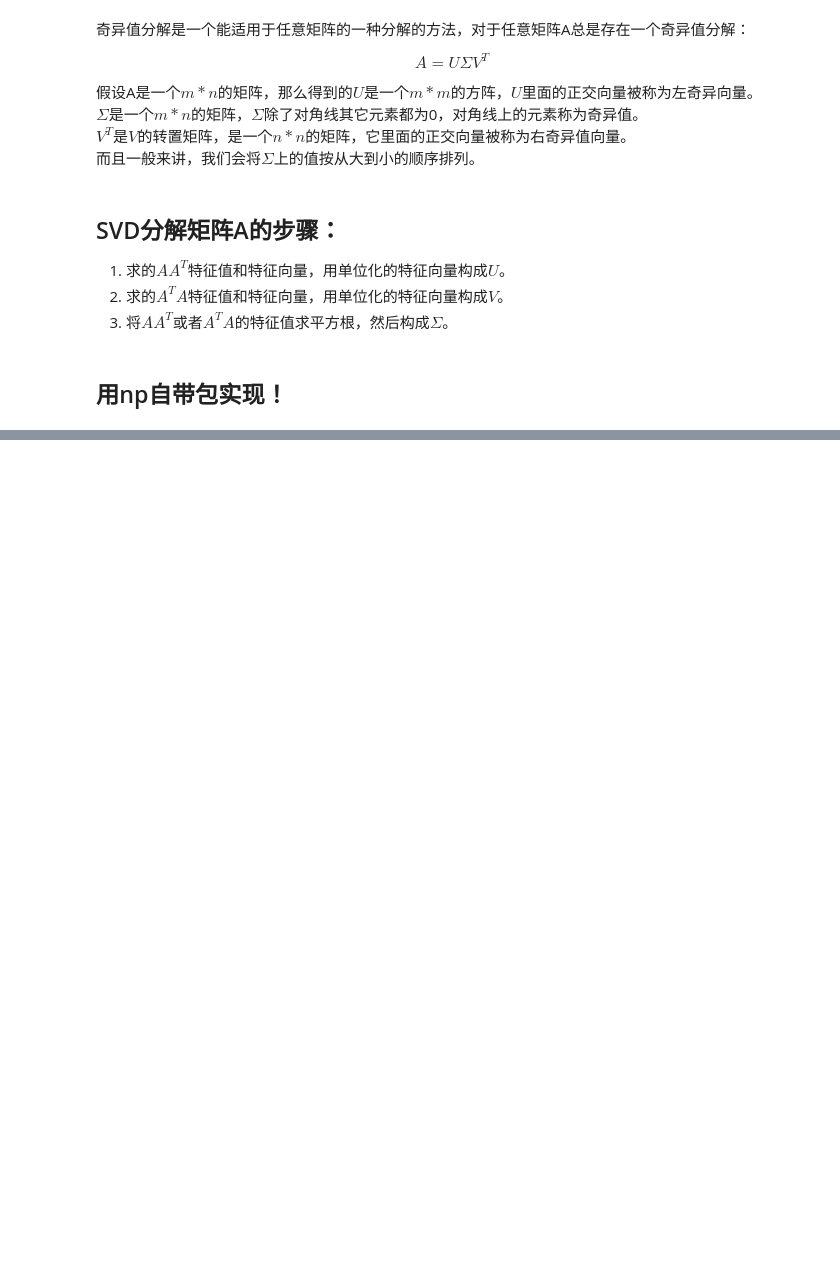
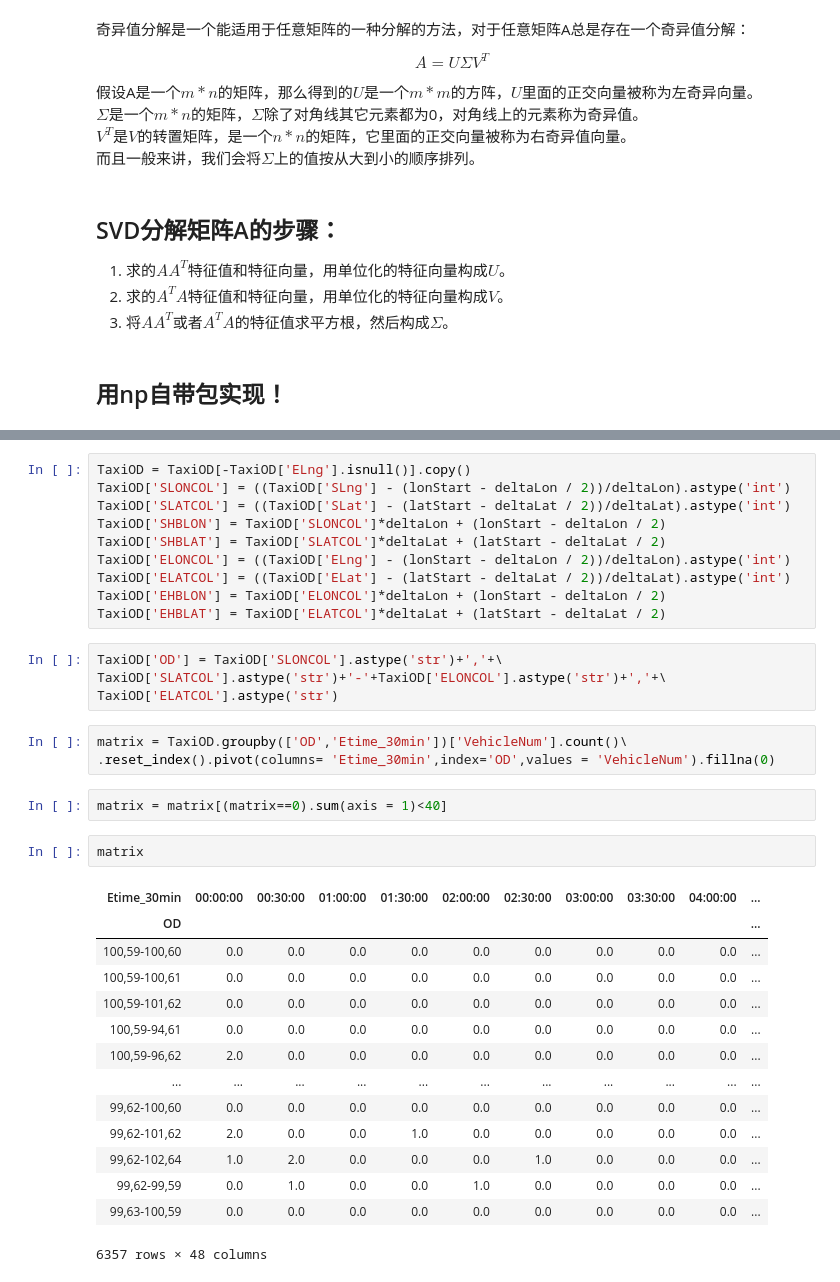
Before and after one commit to ni1o1/pygeo-tutorial, a Jupyter notebook: 12-SVD.ipynb, the cells around one changed output, grey strips where cells are left out. Cells and saved outputs as stored; diff of their text form; blank space fills up the shorter version.

```diff
--- a/12-SVD.ipynb
+++ b/12-SVD.ipynb
@@ -23,0 +81,36 @@ $V^T$是$V$的转置矩阵，是一个$n*n$的矩阵，它里面的正交向量
+# %%
+TaxiOD = TaxiOD[-TaxiOD['ELng'].isnull()].copy()
+TaxiOD['SLONCOL'] = ((TaxiOD['SLng'] - (lonStart - deltaLon / 2))/deltaLon).astype('int')
+TaxiOD['SLATCOL'] = ((TaxiOD['SLat'] - (latStart - deltaLat / 2))/deltaLat).astype('int')
+TaxiOD['SHBLON'] = TaxiOD['SLONCOL']*deltaLon + (lonStart - deltaLon / 2)
+TaxiOD['SHBLAT'] = TaxiOD['SLATCOL']*deltaLat + (latStart - deltaLat / 2)
+TaxiOD['ELONCOL'] = ((TaxiOD['ELng'] - (lonStart - deltaLon / 2))/deltaLon).astype('int')
+TaxiOD['ELATCOL'] = ((TaxiOD['ELat'] - (latStart - deltaLat / 2))/deltaLat).astype('int')
+TaxiOD['EHBLON'] = TaxiOD['ELONCOL']*deltaLon + (lonStart - deltaLon / 2)
+TaxiOD['EHBLAT'] = TaxiOD['ELATCOL']*deltaLat + (latStart - deltaLat / 2)
+# %%
+TaxiOD['OD'] = TaxiOD['SLONCOL'].astype('str')+','+\
+TaxiOD['SLATCOL'].astype('str')+'-'+TaxiOD['ELONCOL'].astype('str')+','+\
+TaxiOD['ELATCOL'].astype('str')
+# %%
+matrix = TaxiOD.groupby(['OD','Etime_30min'])['VehicleNum'].count()\
+.reset_index().pivot(columns= 'Etime_30min',index='OD',values = 'VehicleNum').fillna(0)
+# %%
+matrix = matrix[(matrix==0).sum(axis = 1)<40]
+# %%
+matrix
+# %% [output]
+| Etime_30min | 00:00:00 | 00:30:00 | 01:00:00 | 01:30:00 | 02:00:00 | 02:30:00 | 03:00:00 | 03:30:00 | 04:00:00 | ... |
+| OD |  |  |  |  |  |  |  |  |  | ... |
+| 100,59-100,60 | 0.0 | 0.0 | 0.0 | 0.0 | 0.0 | 0.0 | 0.0 | 0.0 | 0.0 | ... |
+| 100,59-100,61 | 0.0 | 0.0 | 0.0 | 0.0 | 0.0 | 0.0 | 0.0 | 0.0 | 0.0 | ... |
+| 100,59-101,62 | 0.0 | 0.0 | 0.0 | 0.0 | 0.0 | 0.0 | 0.0 | 0.0 | 0.0 | ... |
+| 100,59-94,61 | 0.0 | 0.0 | 0.0 | 0.0 | 0.0 | 0.0 | 0.0 | 0.0 | 0.0 | ... |
+| 100,59-96,62 | 2.0 | 0.0 | 0.0 | 0.0 | 0.0 | 0.0 | 0.0 | 0.0 | 0.0 | ... |
+| ... | ... | ... | ... | ... | ... | ... | ... | ... | ... | ... |
+| 99,62-100,60 | 0.0 | 0.0 | 0.0 | 0.0 | 0.0 | 0.0 | 0.0 | 0.0 | 0.0 | ... |
+| 99,62-101,62 | 2.0 | 0.0 | 0.0 | 1.0 | 0.0 | 0.0 | 0.0 | 0.0 | 0.0 | ... |
+| 99,62-102,64 | 1.0 | 2.0 | 0.0 | 0.0 | 0.0 | 1.0 | 0.0 | 0.0 | 0.0 | ... |
+| 99,62-99,59 | 0.0 | 1.0 | 0.0 | 0.0 | 1.0 | 0.0 | 0.0 | 0.0 | 0.0 | ... |
+| 99,63-100,59 | 0.0 | 0.0 | 0.0 | 0.0 | 0.0 | 0.0 | 0.0 | 0.0 | 0.0 | ... |
+6357 rows × 48 columns
```
Also changed, not shown: parts of 6 cells of this notebook, 1 other file.
